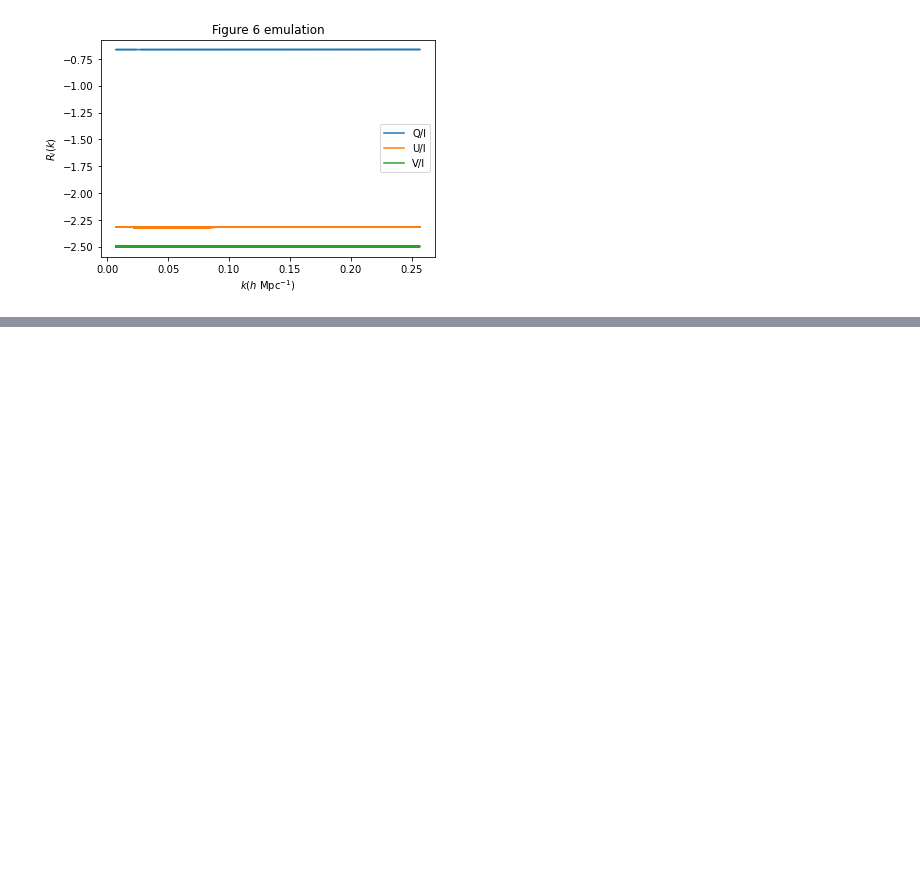
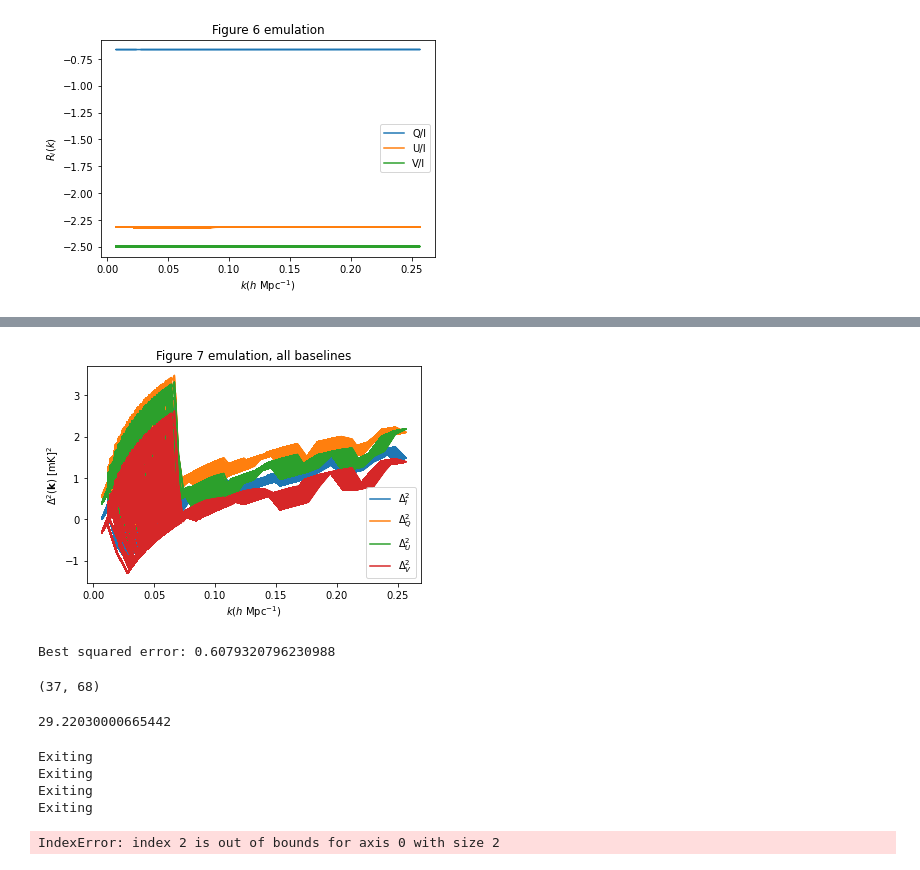
Before and after one commit to 3276908917/skyflux, a Jupyter notebook: k_squared.ipynb, the cells around one changed output, grey strips where cells are left out. Saved outputs shown, nothing was run; the diff lists cells and outputs as text; code cells hidden in the pictures; blank space fills up the shorter version.

```diff
--- a/k_squared.ipynb
+++ b/k_squared.ipynb
@@ -134,0 +161,78 @@ PTP: 11.952529206642746
+# %%
+# Now we have prepared the k data and we want
+# to represent them
+pk, pdeltas = visual_to_deltas(p_I, p_Q, p_U, p_V)
+
+plt.xlabel(r"$k (h$ Mpc$^{-1})$")
+plt.ylabel(r"$\Delta^2(\mathbf{k})$ [mK]$^2$")
+plt.title("Figure 7 emulation, all baselines")
+
+plt.plot(pk, np.log10(pdeltas[:, 0]),
+         label=r"$\Delta^2_I$")
+plt.plot(pk, np.log10(pdeltas[:, 1]),
+         label=r"$\Delta^2_Q$")
+plt.plot(pk, np.log10(pdeltas[:, 2]),
+         label=r"$\Delta^2_U$")
+plt.plot(pk, np.log10(pdeltas[:, 3]),
+         label=r"$\Delta^2_V$")
+
+plt.legend()
+plt.show()
+
+# Q: What went wrong?
+# A: we were supposed to just use one baseline,
+    # not all of them at once
+# Furthermore, our simulation parameters do not line up:
+    # figure 7 uses an 8 MHz bandwidth,
+    # we use a 50 MHz bandwidth
+# %% [output]
+[figure, added]
+# %%
+sf.demo.find_baseline(30)
+# %% [output]
+Best squared error: 0.6079320796230988
+(37, 68)
+# %%
+sf.ant.baselength(37, 68)
+# %% [output]
+29.22030000665442
+# %%
+# Let's try to get a better image by looking at
+    # a thirty meter baseline
+tpx, tpy, tpp, tpimage = wauto_show(
+    "pDryRun", Qi=Qid, quiet=True,
+    special_request=(37, 68))
+# %% [output]
+Exiting
+Exiting
+Exiting
+Exiting
+# %%
+# Now we have prepared the k data and we want
+# to represent them
+pk, pdeltas = visual_to_deltas(tpI, tpQ, tpU, tpV)
+
+plt.xlabel(r"$k (h$ Mpc$^{-1})$")
+plt.ylabel(r"$\Delta^2(\mathbf{k})$ [mK]$^2$")
+plt.title("Figure 7 emulation, 30m baseline")
+
+plt.plot(pk, np.log10(pdeltas[:, 0]),
+         label=r"$\Delta^2_I$")
+plt.plot(pk, np.log10(pdeltas[:, 1]),
+         label=r"$\Delta^2_Q$")
+plt.plot(pk, np.log10(pdeltas[:, 2]),
+         label=r"$\Delta^2_U$")
+plt.plot(pk, np.log10(pdeltas[:, 3]),
+         label=r"$\Delta^2_V$")
+
+plt.legend()
+plt.show()
+
+# Q: What went wrong?
+# A: we were supposed to just use one baseline,
+    # not all of them at once
+# Furthermore, our simulation parameters do not line up:
+    # figure 7 uses an 8 MHz bandwidth,
+    # we use a 50 MHz bandwidth
+# %% [output]
+IndexError: index 2 is out of bounds for axis 0 with size 2
```
Also changed, not shown: parts of 4 cells of this notebook.
